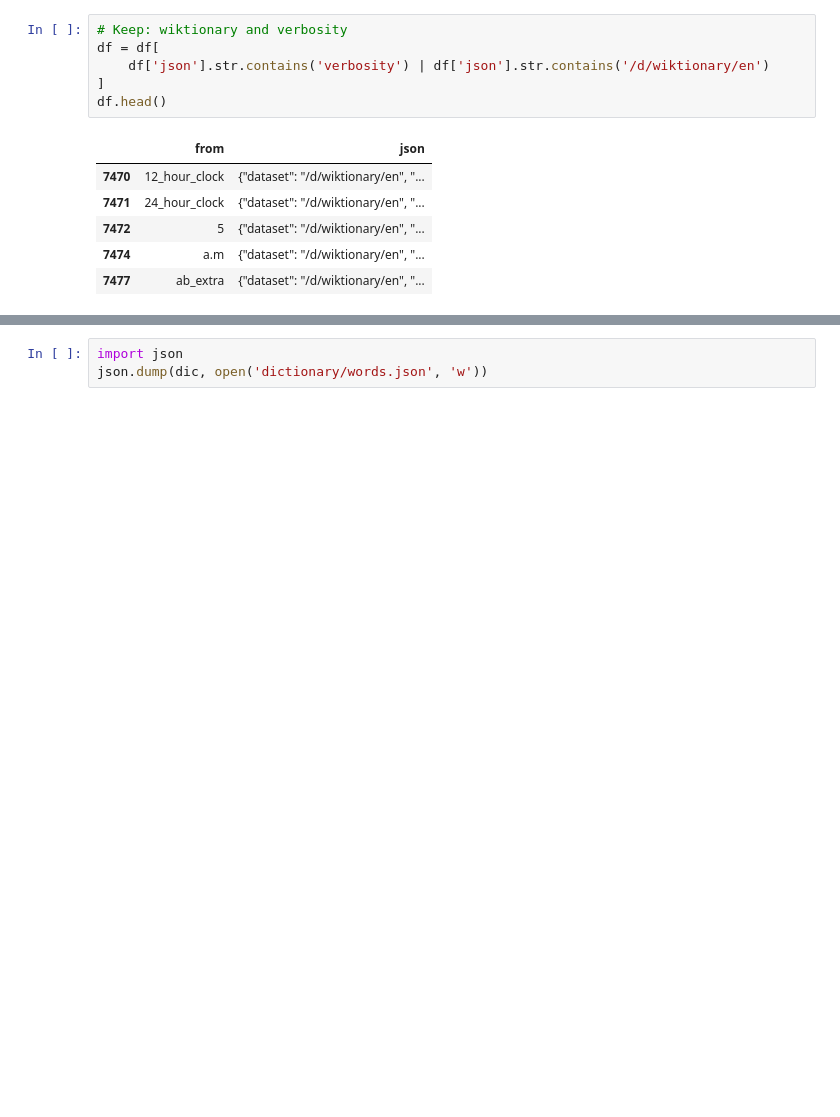
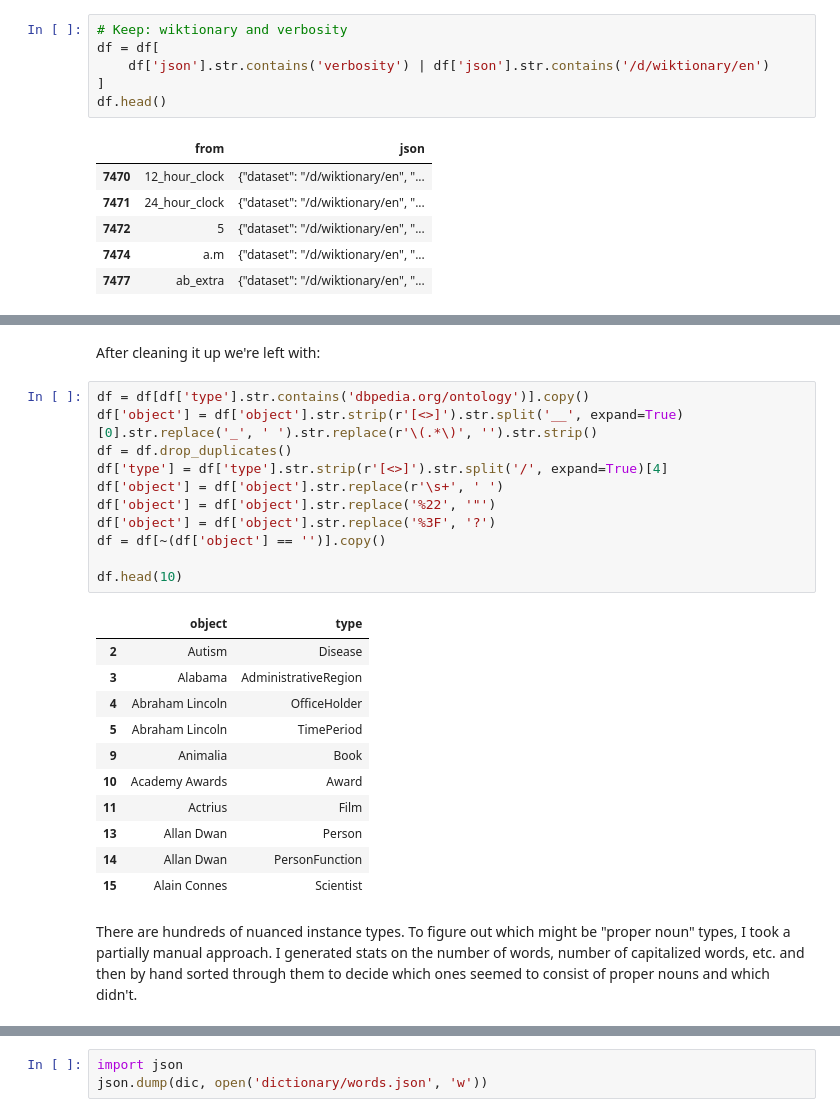
Before and after one commit to afcarl/codenames_blog, a Jupyter notebook: Codenames 2 - Master Dictionary.ipynb, the cells around one changed output, grey strips where cells are left out. Saved outputs shown, nothing was run; the diff lists cells and outputs as text; blank space fills up the shorter version.

```diff
--- a/Codenames 2 - Master Dictionary.ipynb
+++ b/Codenames 2 - Master Dictionary.ipynb
@@ -52,0 +112,27 @@ len(words)
+# %% [markdown]
+After cleaning it up we're left with:
+# %%
+df = df[df['type'].str.contains('dbpedia.org/ontology')].copy()
+df['object'] = df['object'].str.strip(r'[<>]').str.split('__', expand=True)[0].str.replace('_', ' ').str.replace(r'\(.*\)', '').str.strip()
+df = df.drop_duplicates()
+df['type'] = df['type'].str.strip(r'[<>]').str.split('/', expand=True)[4]
+df['object'] = df['object'].str.replace(r'\s+', ' ')
+df['object'] = df['object'].str.replace('%22', '"')
+df['object'] = df['object'].str.replace('%3F', '?')
+df = df[~(df['object'] == '')].copy()
+
+df.head(10)
+# %% [output]
+|  | object | type |
+| 2 | Autism | Disease |
+| 3 | Alabama | AdministrativeRegion |
+| 4 | Abraham Lincoln | OfficeHolder |
+| 5 | Abraham Lincoln | TimePeriod |
+| 9 | Animalia | Book |
+| 10 | Academy Awards | Award |
+| 11 | Actrius | Film |
+| 13 | Allan Dwan | Person |
+| 14 | Allan Dwan | PersonFunction |
+| 15 | Alain Connes | Scientist |
+# %% [markdown]
+There are hundreds of nuanced instance types.  To figure out which might be "proper noun" types, I took a partially manual approach.  I generated stats on the number of words, number of capitalized words, etc. and then by hand sorted through them to decide which ones seemed to consist of proper nouns and which didn't.
```
Also changed, not shown: parts of 31 cells of this notebook, 1 other file.
